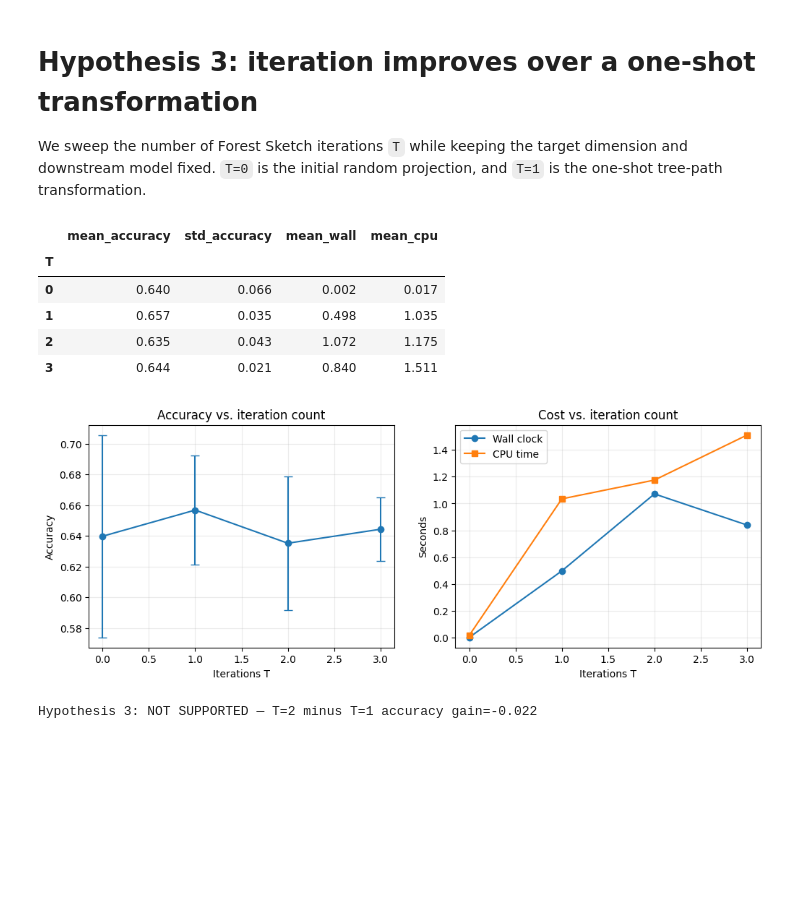
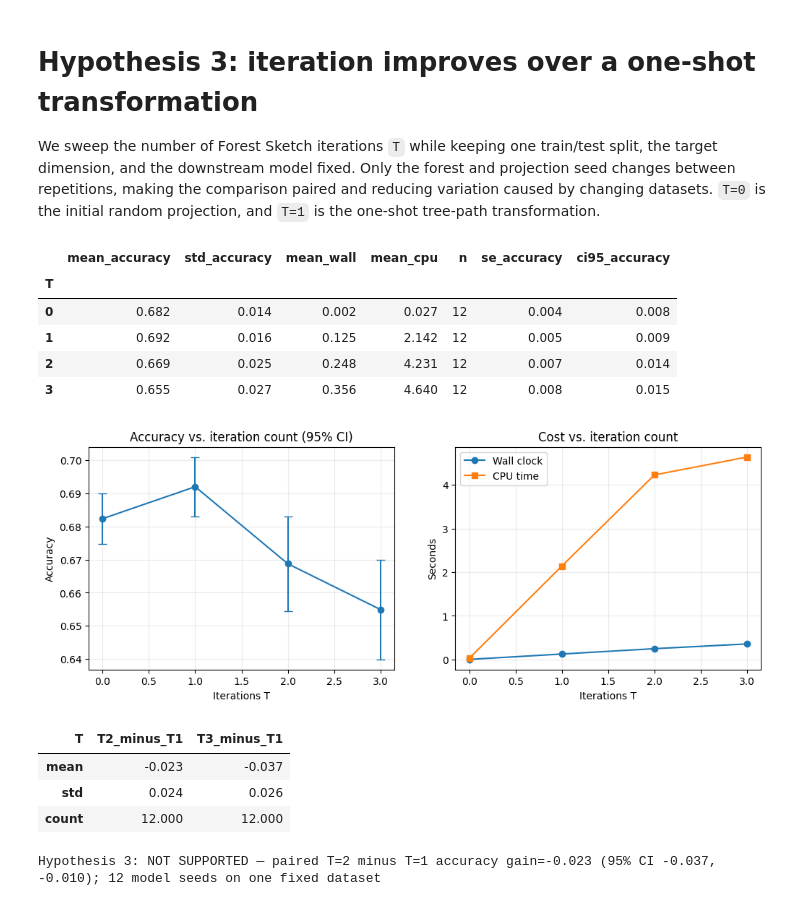
Before and after one commit to fabriziocosta/forestsketch, a Jupyter notebook: notebooks/06_hypothesis_iteration.ipynb, the cells around one changed output. Drawn from its saved outputs; the diff is of its cells as text; code cells hidden in the pictures; blank space fills up the shorter version.

```diff
--- a/notebooks/06_hypothesis_iteration.ipynb
+++ b/notebooks/06_hypothesis_iteration.ipynb
@@ -1,7 +1,7 @@
 # %% [markdown]
 # Hypothesis 3: iteration improves over a one-shot transformation
 
-We sweep the number of Forest Sketch iterations `T` while keeping the target dimension and downstream model fixed. `T=0` is the initial random projection, and `T=1` is the one-shot tree-path transformation.
+We sweep the number of Forest Sketch iterations `T` while keeping one train/test split, the target dimension, and the downstream model fixed. Only the forest and projection seed changes between repetitions, making the comparison paired and reducing variation caused by changing datasets. `T=0` is the initial random projection, and `T=1` is the one-shot tree-path transformation.
 # %%
 import sys
 import time
@@ -16,44 +17,64 @@ import matplotlib.pyplot as plt
 import pandas as pd
 from _hypothesis_utils import classification_data, classification_score, downstream_classifier, forest_sketch
 # %%
+MODEL_SEEDS = list(range(12))
+DATA_SEED = 42
+X_train, _, X_test, y_train, _, y_test = classification_data(DATA_SEED)
 rows = []
-for seed in [0, 1]:
-    X_train, _, X_test, y_train, _, y_test = classification_data(seed)
+for seed in MODEL_SEEDS:
     for iterations in [0, 1, 2, 3]:
         representation = forest_sketch(seed, n_components=32, n_iterations=iterations)
         wall_start = time.perf_counter()
         cpu_start = time.process_time()
         X_train_view = representation.fit_transform(X_train, y_train)
         X_test_view = representation.transform(X_test)
         wall_seconds = time.perf_counter() - wall_start
         cpu_seconds = time.process_time() - cpu_start
         accuracy, errors = classification_score(
             downstream_classifier(seed), X_train_view, y_train, X_test_view, y_test
         )
         rows.append({'seed': seed, 'T': iterations, 'accuracy': accuracy, 'errors': errors, 'wall_seconds': wall_seconds, 'cpu_seconds': cpu_seconds})
 results = pd.DataFrame(rows)
-summary = results.groupby('T').agg(mean_accuracy=('accuracy', 'mean'), std_accuracy=('accuracy', 'std'), mean_wall=('wall_seconds', 'mean'), mean_cpu=('cpu_seconds', 'mean'))
+summary = results.groupby('T').agg(mean_accuracy=('accuracy', 'mean'), std_accuracy=('accuracy', 'std'), mean_wall=('wall_seconds', 'mean'), mean_cpu=('cpu_seconds', 'mean'), n=('accuracy', 'size'))
+summary['se_accuracy'] = summary.std_accuracy / np.sqrt(summary.n)
+summary['ci95_accuracy'] = 1.96 * summary.se_accuracy
 display(summary.round(3))
 fig, axes = plt.subplots(1, 2, figsize=(12, 4))
-axes[0].errorbar(summary.index, summary.mean_accuracy, yerr=summary.std_accuracy, marker='o', capsize=4)
-axes[0].set(xlabel='Iterations T', ylabel='Accuracy', title='Accuracy vs. iteration count')
+axes[0].errorbar(summary.index, summary.mean_accuracy, yerr=summary.ci95_accuracy, marker='o', capsize=4)
+axes[0].set(xlabel='Iterations T', ylabel='Accuracy', title='Accuracy vs. iteration count (95% CI)')
 axes[1].plot(summary.index, summary.mean_wall, marker='o', label='Wall clock')
 axes[1].plot(summary.index, summary.mean_cpu, marker='s', label='CPU time')
 axes[1].set(xlabel='Iterations T', ylabel='Seconds', title='Cost vs. iteration count')
 axes[1].legend()
 for axis in axes: axis.grid(alpha=0.25)
 plt.show()
-gain = summary.loc[2, 'mean_accuracy'] - summary.loc[1, 'mean_accuracy']
-print(f'Hypothesis 3: {"SUPPORTED" if gain > 0 else "NOT SUPPORTED"} — T=2 minus T=1 accuracy gain={gain:.3f}')
+paired = results.pivot(index='seed', columns='T', values='accuracy')
+paired['T2_minus_T1'] = paired[2] - paired[1]
+paired['T3_minus_T1'] = paired[3] - paired[1]
+display(paired[['T2_minus_T1', 'T3_minus_T1']].agg(['mean', 'std', 'count']).round(3))
+gain_values = paired['T2_minus_T1'].to_numpy()
+gain = gain_values.mean()
+gain_half_width = 1.96 * gain_values.std(ddof=1) / np.sqrt(gain_values.size)
+if gain + gain_half_width < 0:
+    verdict = 'NOT SUPPORTED'
+elif gain - gain_half_width > 0:
+    verdict = 'SUPPORTED'
+else:
+    verdict = 'INCONCLUSIVE'
+print(f'Hypothesis 3: {verdict} — paired T=2 minus T=1 accuracy gain={gain:.3f} (95% CI {gain - gain_half_width:.3f}, {gain + gain_half_width:.3f}); 12 model seeds on one fixed dataset')
 # %% [output]
-|  | mean_accuracy | std_accuracy | mean_wall | mean_cpu |
-| T |  |  |  |  |
-| 0 | 0.640 | 0.066 | 0.002 | 0.017 |
-| 1 | 0.657 | 0.035 | 0.498 | 1.035 |
-| 2 | 0.635 | 0.043 | 1.072 | 1.175 |
-| 3 | 0.644 | 0.021 | 0.840 | 1.511 |
+|  | mean_accuracy | std_accuracy | mean_wall | mean_cpu | n | se_accuracy | ci95_accuracy |
+| T |  |  |  |  |  |  |  |
+| 0 | 0.682 | 0.014 | 0.002 | 0.027 | 12 | 0.004 | 0.008 |
+| 1 | 0.692 | 0.016 | 0.125 | 2.142 | 12 | 0.005 | 0.009 |
+| 2 | 0.669 | 0.025 | 0.248 | 4.231 | 12 | 0.007 | 0.014 |
+| 3 | 0.655 | 0.027 | 0.356 | 4.640 | 12 | 0.008 | 0.015 |
-[figure, old version]
+[figure, new version]
+| T | T2_minus_T1 | T3_minus_T1 |
+| mean | -0.023 | -0.037 |
+| std | 0.024 | 0.026 |
+| count | 12.000 | 12.000 |
-Hypothesis 3: NOT SUPPORTED — T=2 minus T=1 accuracy gain=-0.022
+Hypothesis 3: NOT SUPPORTED — paired T=2 minus T=1 accuracy gain=-0.023 (95% CI -0.037, -0.010); 12 model seeds on one fixed dataset
 # %% [markdown]
 ## Conclusion
 
```
Also changed, not shown: parts of 2 cells of this notebook, 7 other files.
